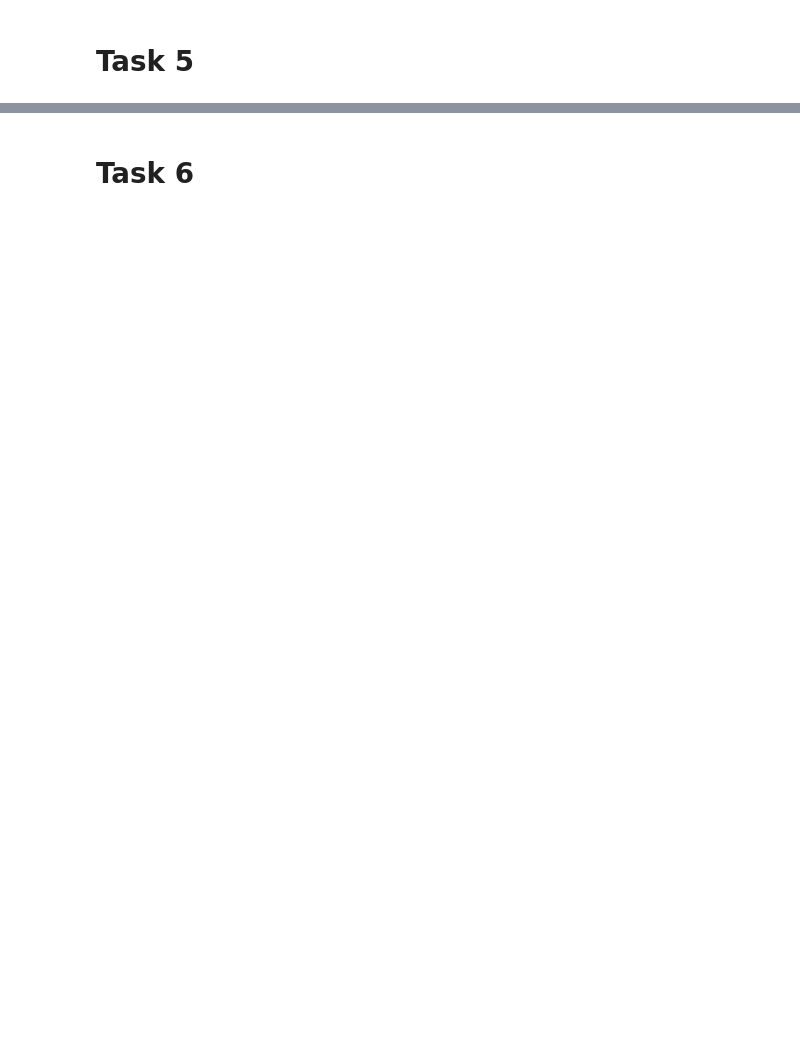
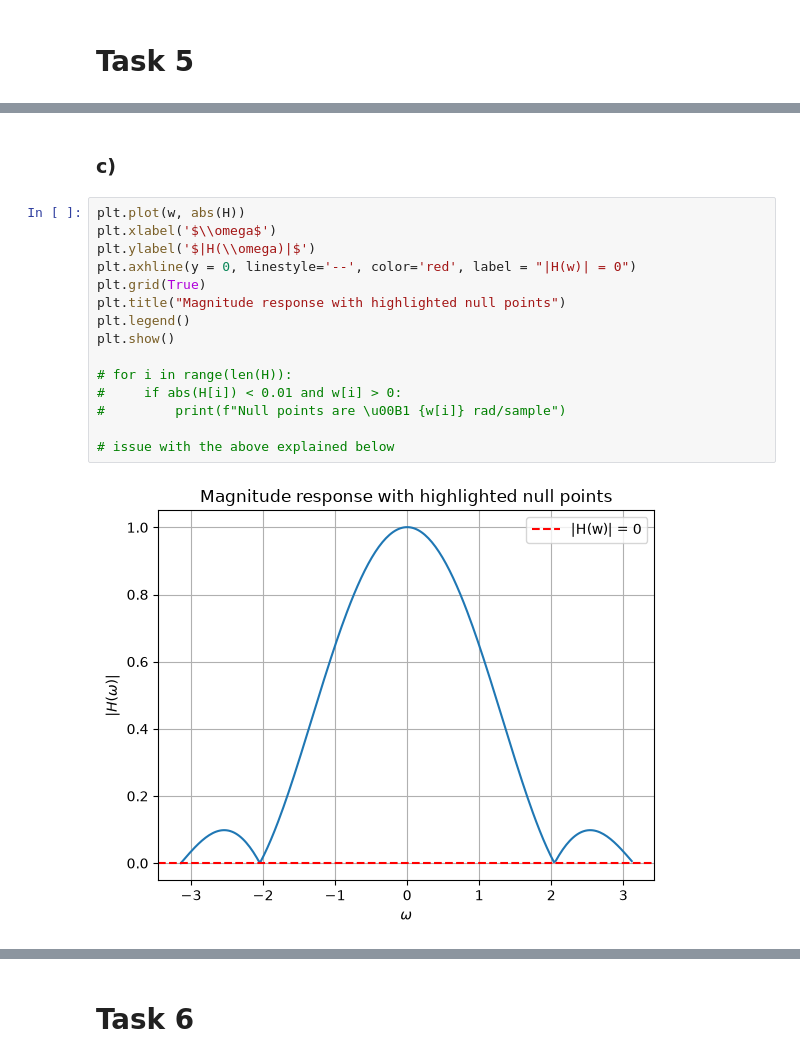
Before and after one commit to davgal27/Signal-Analysis, a Jupyter notebook: DSP-FIR-filter-freqresp/practical3.ipynb, the cells around one changed output, grey strips where cells are left out. Cells and saved outputs as stored; diff of their text form; blank space fills up the shorter version.

```diff
--- a/DSP-FIR-filter-freqresp/practical3.ipynb
+++ b/DSP-FIR-filter-freqresp/practical3.ipynb
@@ -42,0 +134,19 @@ def filter(x):
+# %% [markdown]
+### c)
+# %%
+plt.plot(w, abs(H))
+plt.xlabel('$\\omega$')
+plt.ylabel('$|H(\\omega)|$')
+plt.axhline(y = 0, linestyle='--', color='red', label = "|H(w)| = 0")
+plt.grid(True)
+plt.title("Magnitude response with highlighted null points")
+plt.legend()
+plt.show()
+
+# for i in range(len(H)):
+#     if abs(H[i]) < 0.01 and w[i] > 0:
+#         print(f"Null points are \u00B1 {w[i]} rad/sample")
+
+# issue with the above explained below
+# %% [output]
+[figure, added]
```
Also changed, not shown: parts of 21 cells of this notebook.
